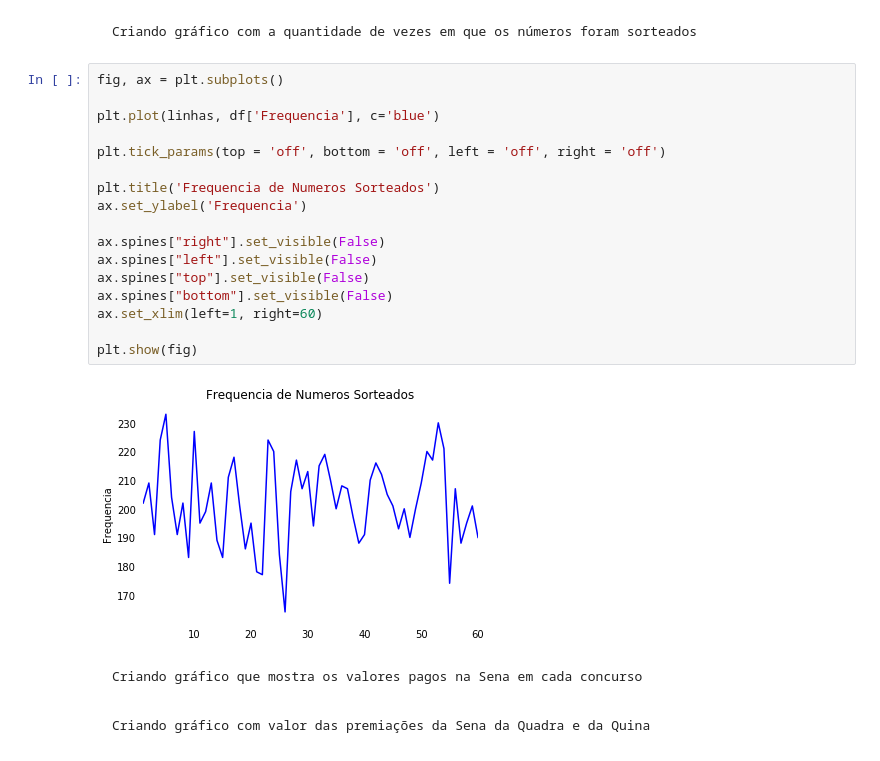
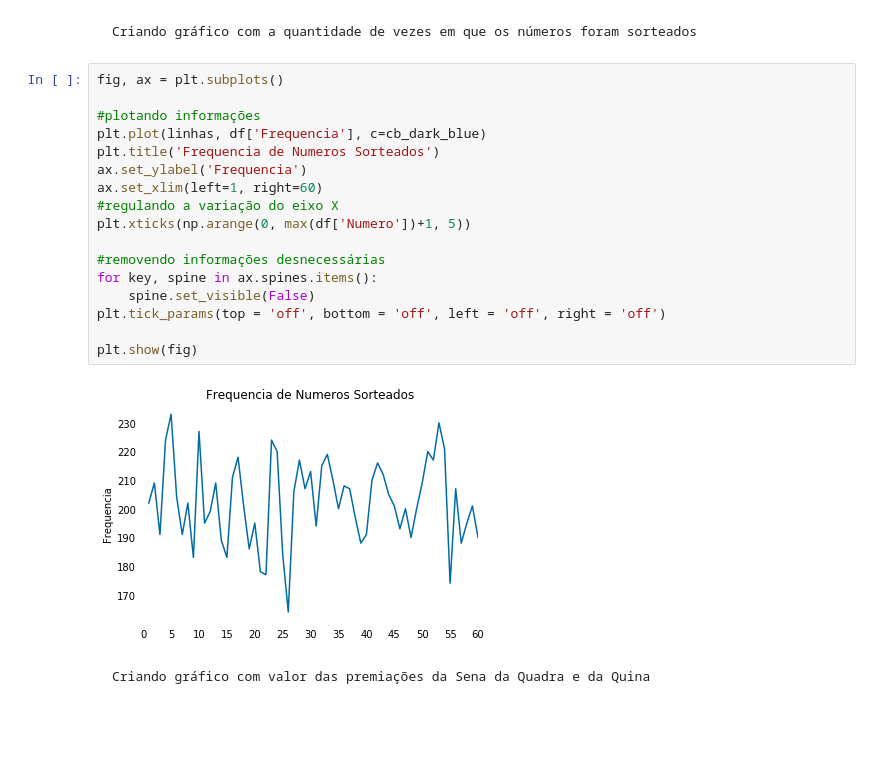
Before and after one commit to Ahrkano/Probabilidade, a Jupyter notebook: Alexandre Pontes Trabalho Unidade I.ipynb, the cells around one changed output. Drawn from its saved outputs; the diff is of its cells as text; blank space fills up the shorter version.

```diff
--- a/Alexandre Pontes Trabalho Unidade I.ipynb
+++ b/Alexandre Pontes Trabalho Unidade I.ipynb
@@ -231,25 +227,23 @@ plt.show(fig)
 # %% [markdown]
     Criando gráfico com a quantidade de vezes em que os números foram sorteados
-# %%
-fig, ax = plt.subplots()
-
-plt.plot(linhas, df['Frequencia'], c='blue')
-
-plt.tick_params(top = 'off', bottom = 'off', left = 'off', right = 'off')
-
-plt.title('Frequencia de Numeros Sorteados')
-ax.set_ylabel('Frequencia')
-
-ax.spines["right"].set_visible(False)
-ax.spines["left"].set_visible(False)
-ax.spines["top"].set_visible(False)
-ax.spines["bottom"].set_visible(False)
-ax.set_xlim(left=1, right=60)
-
-plt.show(fig)
-# %% [output]
-[figure, removed]
-# %% [markdown]
-    Criando gráfico que mostra os valores pagos na Sena em cada concurso
+# %%
+fig, ax = plt.subplots()
+
+#plotando informações
+plt.plot(linhas, df['Frequencia'], c=cb_dark_blue)
+plt.title('Frequencia de Numeros Sorteados')
+ax.set_ylabel('Frequencia')
+ax.set_xlim(left=1, right=60)
+#regulando a variação do eixo X
+plt.xticks(np.arange(0, max(df['Numero'])+1, 5))
+
+#removendo informações desnecessárias
+for key, spine in ax.spines.items():
+    spine.set_visible(False)
+plt.tick_params(top = 'off', bottom = 'off', left = 'off', right = 'off')
+
+plt.show(fig)
+# %% [output]
+[figure, added]
 # %% [markdown]
     Criando gráfico com valor das premiações da Sena da Quadra e da Quina
```
Also changed, not shown: parts of 7 cells of this notebook.
